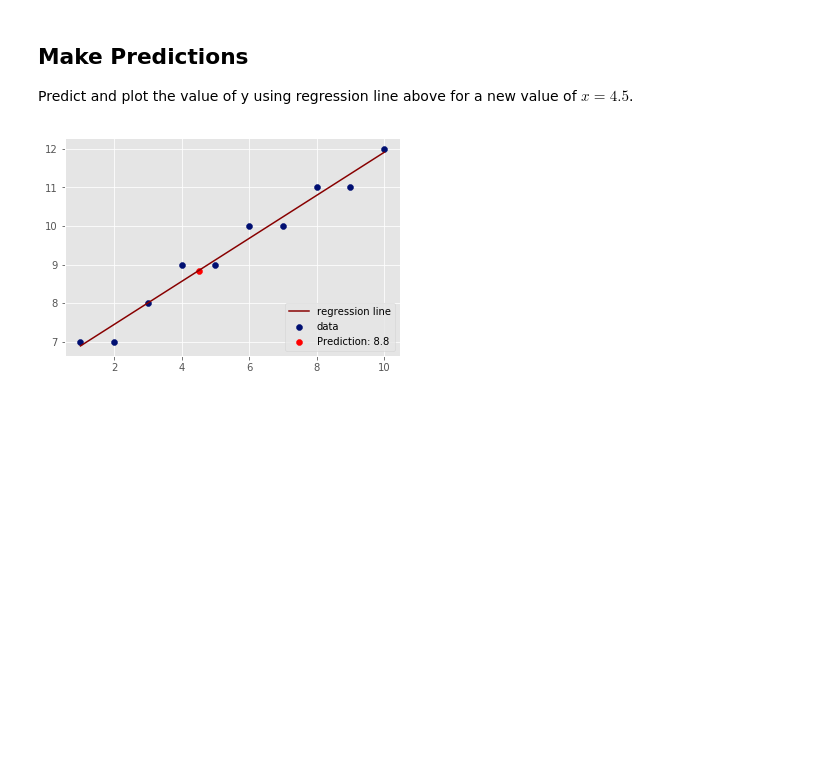
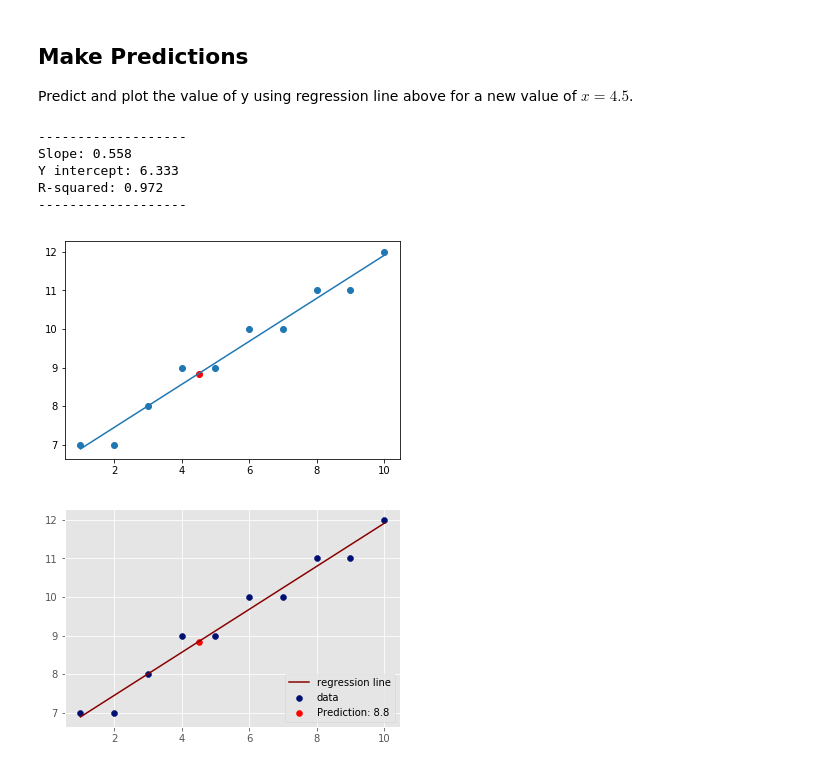
Before and after one commit to max-miller/dsc-complete-regression-lab-nyc-ds-career-042219, a Jupyter notebook: index.ipynb, the cells around one changed output. Cells and saved outputs as stored; diff of their text form; code cells hidden in the pictures; blank space fills up the shorter version.

```diff
--- a/index.ipynb
+++ b/index.ipynb
@@ -83,26 +83,33 @@ Predict and plot the value of y using regression line above for a new value of $
 # %%
 # Make prediction using given value and visualize on the scatter plot
 def reg_with_prediction (x,y,values):
     x_mean = sum(x)/len(x)
     y_mean = sum(y)/len(y)
     xy_mean = sum([x[n]*y[n] for n in range(0,len(x))])/len(x)
     xsq_mean = sum([n**2 for n in x])/len(x)
     m = (x_mean*y_mean - xy_mean)/(x_mean**2 - xsq_mean)
     c = y_mean - m*x_mean
     y_predict = [m*a + c for a in x]
     r_sq = 1 - (sum([(y[n] - y_predict[n])**2 for n in range(0,len(y))])/
                sum([(a - y_mean)**2 for a in y]))
     print('-------------------')
     print('Slope: '+str(m.round(3)))
     print('Y intercept: '+str(c.round(3)))
     print('R-squared: ' +str(r_sq.round(3)))
     print('-------------------')
     plt.scatter(x,y)
     plt.plot(x,y_predict)
     predicts = [m*a + c for a in values]
     plt.scatter(values,predicts, c = 'red')
     return
-reg_with_prediction(X,)
+reg_with_prediction(X,Y,[4.5])
+# %% [output]
+-------------------
+Slope: 0.558
+Y intercept: 6.333
+R-squared: 0.972
+-------------------
+[figure, added]
 # %%
 # %% [output]
 [figure]
```
